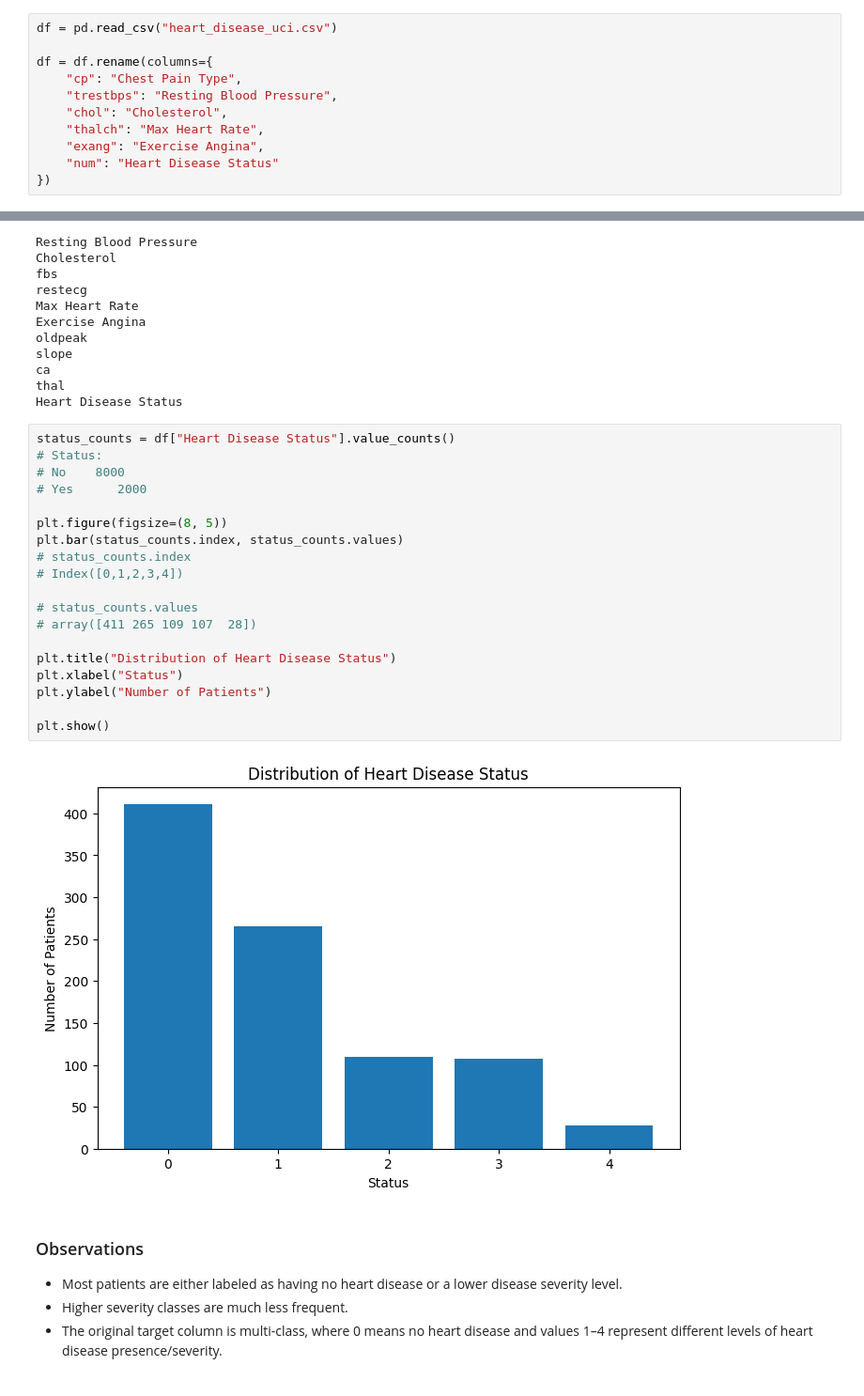
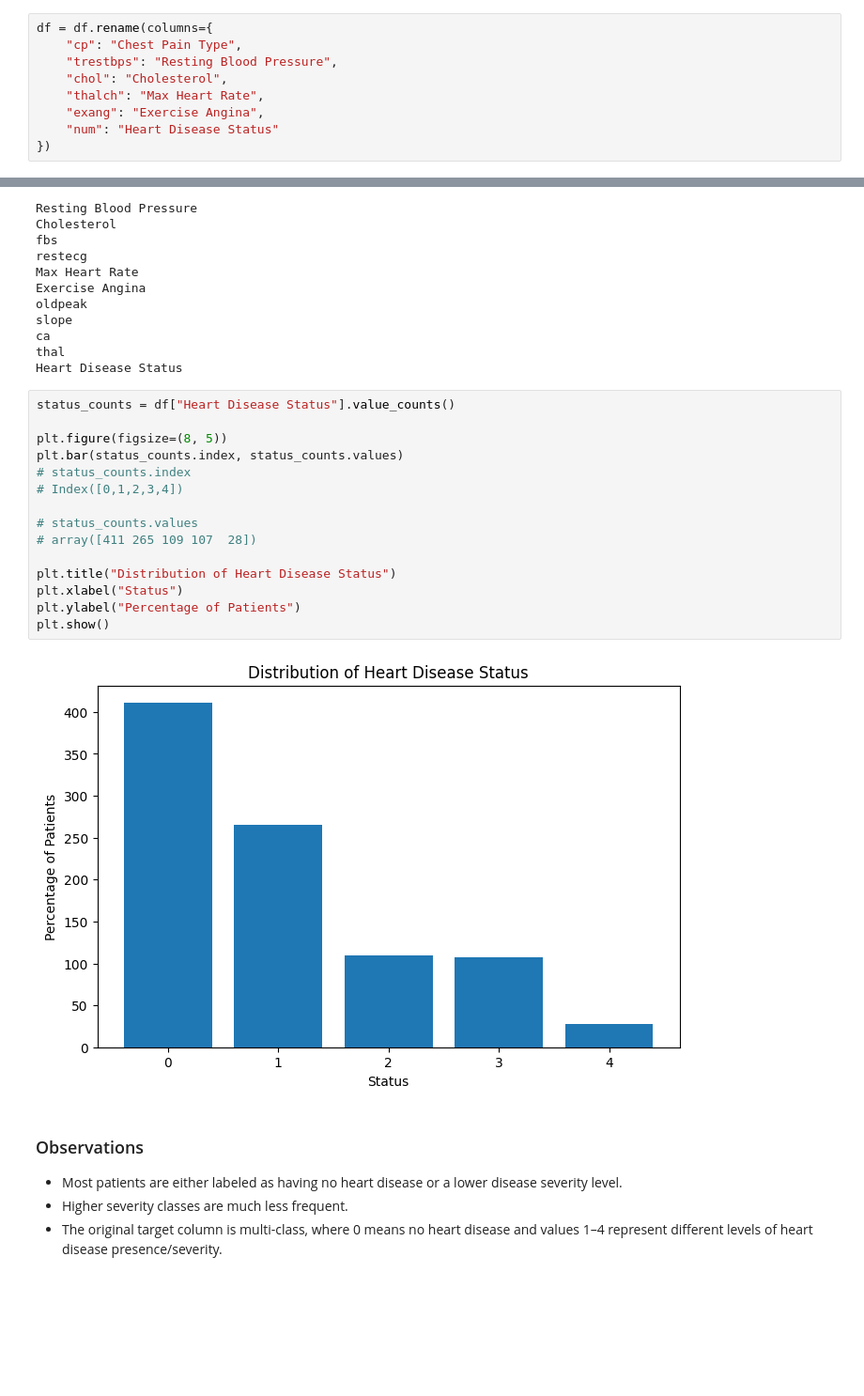
Before and after one commit to mohammadSous/heart-disease-classification, a Jupyter notebook: main.ipynb, the cells around one changed output, grey strips where cells are left out. Shown at 94% size. Cells and saved outputs as stored; diff of their text form; blank space fills up the shorter version.

Commit message:
Finished EDA and Graphing. Preprocessing and Splitting in progress

```diff
--- a/main.ipynb
+++ b/main.ipynb
@@ -94,8 +94,6 @@ import pandas as pd
 df = pd.read_csv("heart_disease_uci.csv")
 df.columns = df.columns.str.strip() # Strip leading and trailing spaces from all column names
 # %%
-df = pd.read_csv("heart_disease_uci.csv")
-
 df = df.rename(columns={
     "cp": "Chest Pain Type",
     "trestbps": "Resting Blood Pressure",
@@ -213,25 +212,21 @@ thal
 Heart Disease Status
 # %%
 status_counts = df["Heart Disease Status"].value_counts()
-# Status:
-# No    8000
-# Yes      2000
 
 plt.figure(figsize=(8, 5))
 plt.bar(status_counts.index, status_counts.values)
 # status_counts.index
 # Index([0,1,2,3,4])
 
 # status_counts.values
 # array([411 265 109 107  28])
 
 plt.title("Distribution of Heart Disease Status")
 plt.xlabel("Status")
-plt.ylabel("Number of Patients")
-
+plt.ylabel("Percentage of Patients")
 plt.show()
 # %% [output]
-[figure, old version]
+[figure, new version]
 # %% [markdown]
 ### Observations
 
```
Also changed, not shown: parts of 29 cells of this notebook.
